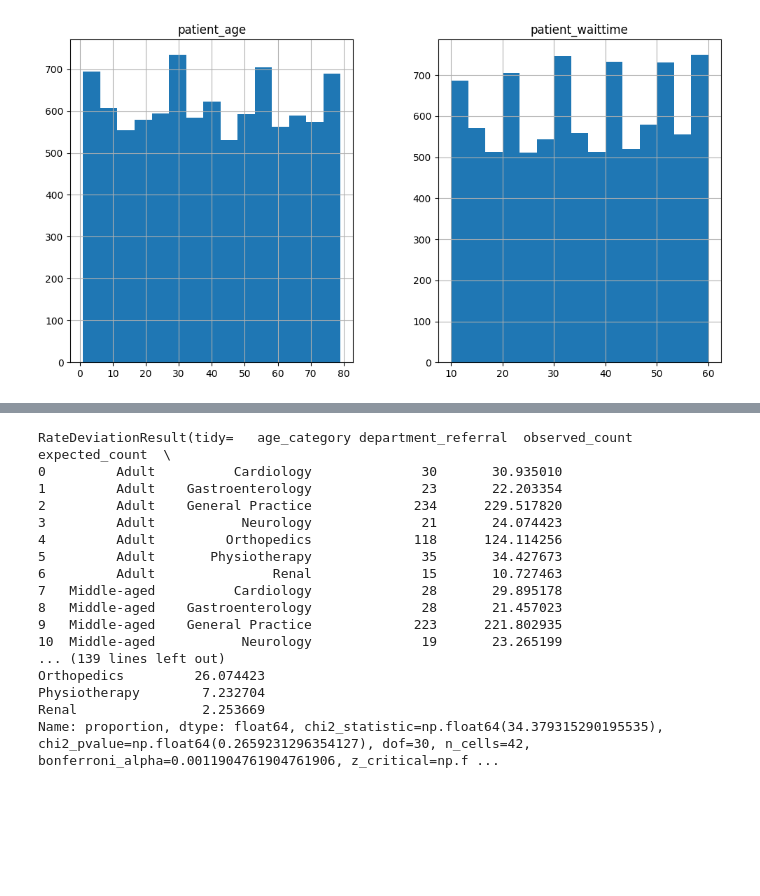
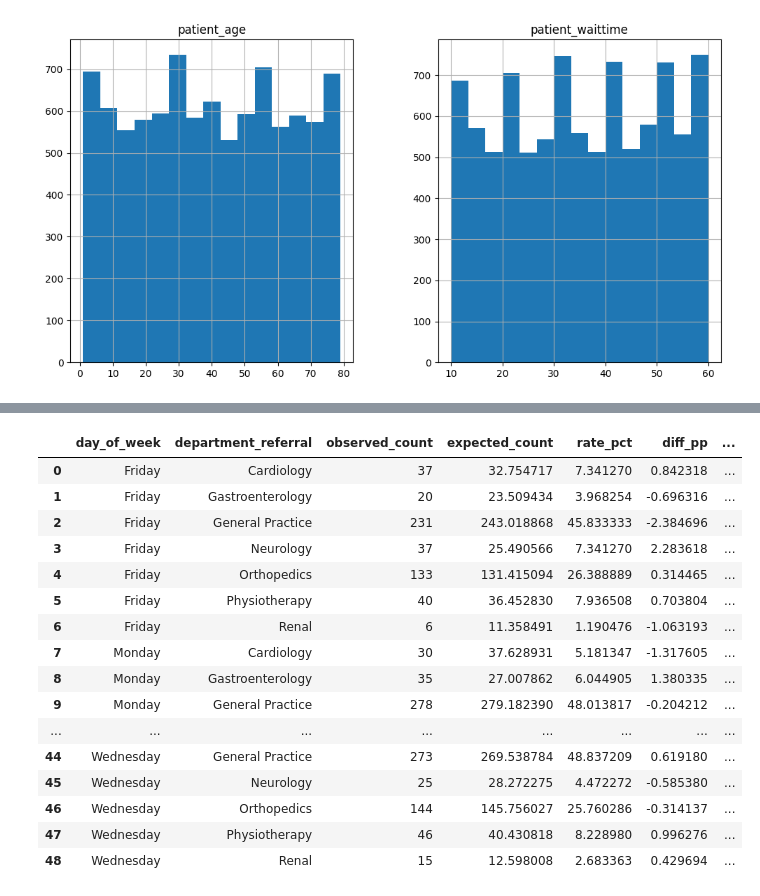
Before and after one commit to Mikayla-ds2/surge-sense, a Jupyter notebook: eda+viz.ipynb, the cells around one changed output, grey strips where cells are left out. Drawn from its saved outputs; the diff is of its cells as text; code cells hidden in the pictures; blank space fills up the shorter version.

Commit message:
rate is done; composition is next.

```diff
--- a/eda+viz.ipynb
+++ b/eda+viz.ipynb
@@ -133,26 +148,26 @@ from plot_rate_deviation import plot_diverging_plot, plot_confidence_heatmap
 # %%
 result = rate_deviation(
     data=data,
-    feature='age_category',
+    feature='day_of_week',
     outcome='department_referral',
     exclude_value='No referral.'
 )
-result
+result.tidy
 # %% [output]
-RateDeviationResult(tidy=   age_category department_referral  observed_count  expected_count  \
-0         Adult          Cardiology              30       30.935010
-1         Adult    Gastroenterology              23       22.203354
-2         Adult    General Practice             234      229.517820
-3         Adult           Neurology              21       24.074423
-4         Adult         Orthopedics             118      124.114256
-5         Adult       Physiotherapy              35       34.427673
-6         Adult               Renal              15       10.727463
-7   Middle-aged          Cardiology              28       29.895178
-8   Middle-aged    Gastroenterology              28       21.457023
-9   Middle-aged    General Practice             223      221.802935
-10  Middle-aged           Neurology              19       23.265199
-... (139 lines left out)
-Orthopedics         26.074423
-Physiotherapy        7.232704
-Renal                2.253669
-Name: proportion, dtype: float64, chi2_statistic=np.float64(34.379315290195535), chi2_pvalue=np.float64(0.2659231296354127), dof=30, n_cells=42, bonferroni_alpha=0.0011904761904761906, z_critical=np.f ...
+|  | day_of_week | department_referral | observed_count | expected_count | rate_pct | diff_pp | ... |
+| 0 | Friday | Cardiology | 37 | 32.754717 | 7.341270 | 0.842318 | ... |
+| 1 | Friday | Gastroenterology | 20 | 23.509434 | 3.968254 | -0.696316 | ... |
+| 2 | Friday | General Practice | 231 | 243.018868 | 45.833333 | -2.384696 | ... |
+| 3 | Friday | Neurology | 37 | 25.490566 | 7.341270 | 2.283618 | ... |
+| 4 | Friday | Orthopedics | 133 | 131.415094 | 26.388889 | 0.314465 | ... |
+| 5 | Friday | Physiotherapy | 40 | 36.452830 | 7.936508 | 0.703804 | ... |
+| 6 | Friday | Renal | 6 | 11.358491 | 1.190476 | -1.063193 | ... |
+| 7 | Monday | Cardiology | 30 | 37.628931 | 5.181347 | -1.317605 | ... |
+| 8 | Monday | Gastroenterology | 35 | 27.007862 | 6.044905 | 1.380335 | ... |
+| 9 | Monday | General Practice | 278 | 279.182390 | 48.013817 | -0.204212 | ... |
+| ... | ... | ... | ... | ... | ... | ... | ... |
+| 44 | Wednesday | General Practice | 273 | 269.538784 | 48.837209 | 0.619180 | ... |
+| 45 | Wednesday | Neurology | 25 | 28.272275 | 4.472272 | -0.585380 | ... |
+| 46 | Wednesday | Orthopedics | 144 | 145.756027 | 25.760286 | -0.314137 | ... |
+| 47 | Wednesday | Physiotherapy | 46 | 40.430818 | 8.228980 | 0.996276 | ... |
+| 48 | Wednesday | Renal | 15 | 12.598008 | 2.683363 | 0.429694 | ... |
```
Also changed, not shown: parts of 38 cells of this notebook, 2 other files.
